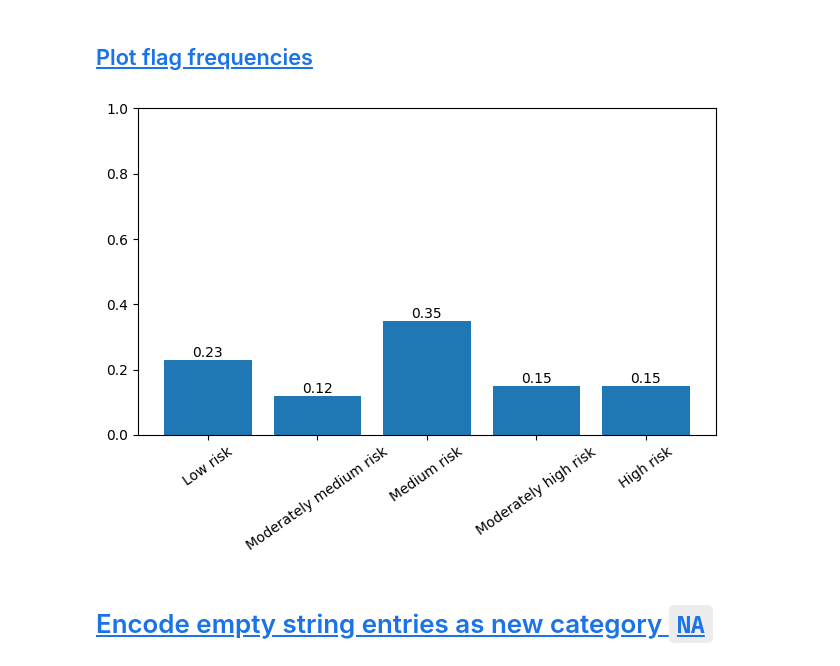
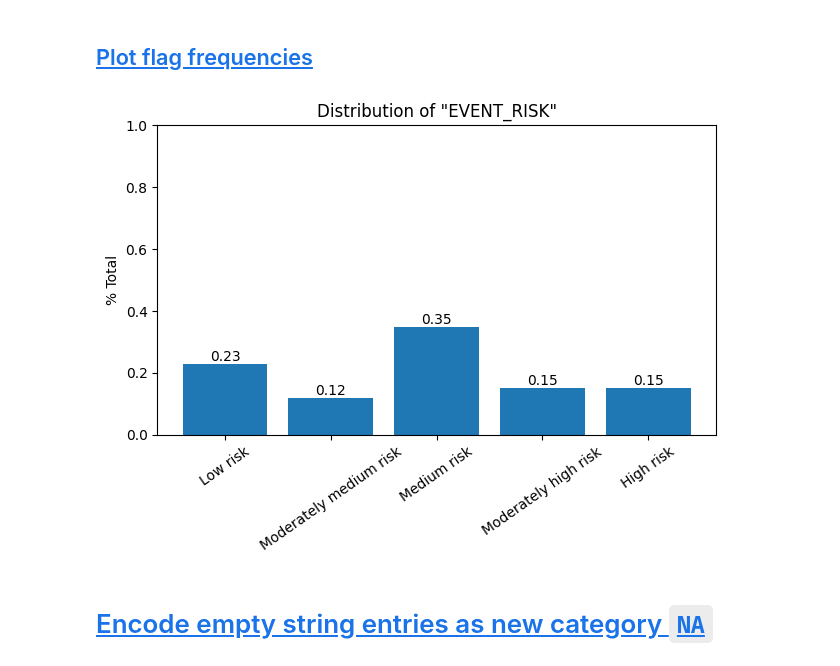
Before and after one commit to SimeonHristov99/AeroGuard, a Jupyter notebook: 01_Scripts/01_Load_data.ipynb, the cells around one changed output. Saved outputs shown, nothing was run; the diff lists cells and outputs as text; code cells hidden in the pictures.

Commit message:
Add title and y label.

```diff
--- a/01_Scripts/01_Load_data.ipynb
+++ b/01_Scripts/01_Load_data.ipynb
@@ -371,18 +371,19 @@ flag_frequencies
 # %%
 index = flag_frequencies['% Total'].index
 values = [round(val, 2) for val in flag_frequencies['% Total'].values]
 
 fig, ax = plt.subplots()
-
 bars = ax.bar(index, values)
-
 ax.tick_params(axis='x', labelrotation=35)
 ax.bar_label(bars)
 ax.set_ylim([0, 1])
 
+ax.set_title('Distribution of "EVENT_RISK"')
+ax.set_ylabel("% Total")
+
 plt.tight_layout()
 # %% [output]
-[figure, old version]
+[figure, new version]
 # %% [markdown]
 # <a id='toc8_'></a>[Encode empty string entries as new category `NA`](#toc0_)
 # %%
```
